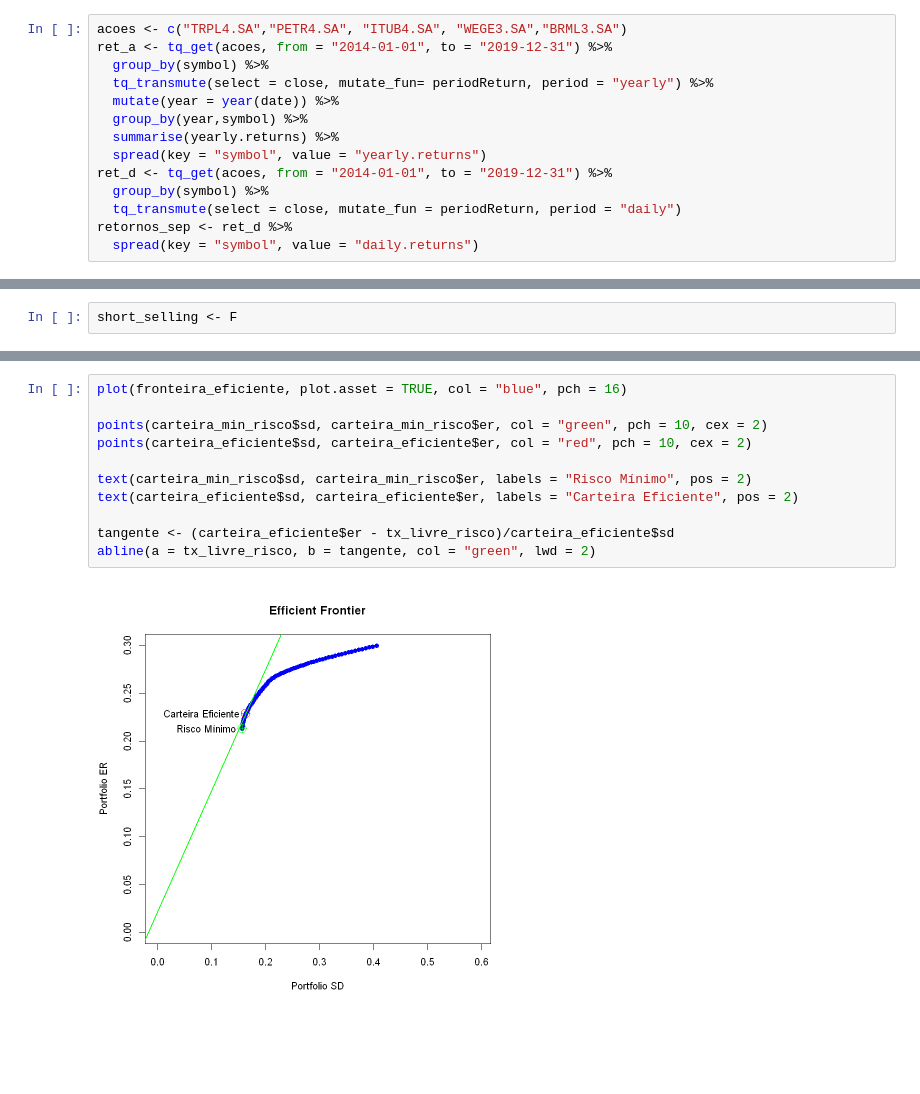
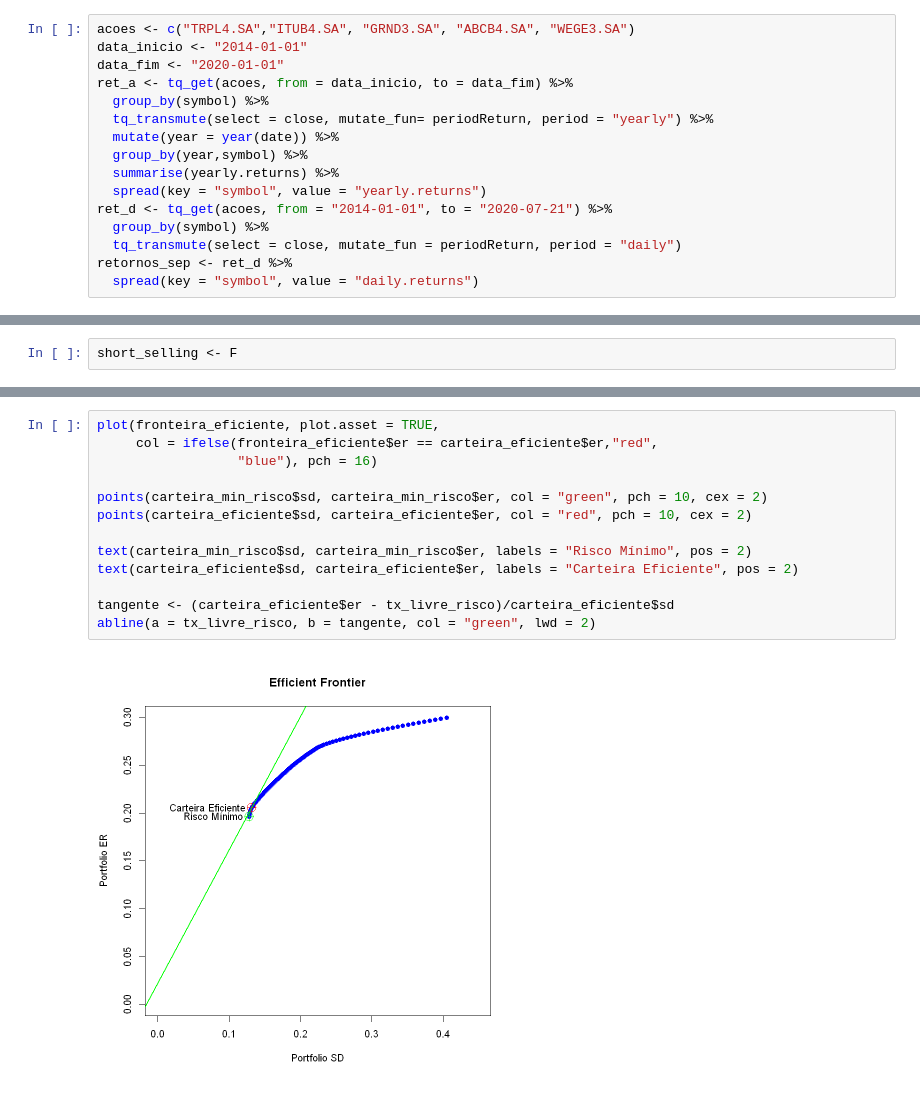
Before and after one commit to GabrielMarquezMatte/Meus-Arquivos, a Jupyter notebook: Ações e opções/Otimização de carteiras.ipynb, the cells around one changed output, grey strips where cells are left out. Saved outputs shown, nothing was run; the diff lists cells and outputs as text; blank space fills up the shorter version.

```diff
--- a/Ações e opções/Otimização de carteiras.ipynb
+++ b/Ações e opções/Otimização de carteiras.ipynb
@@ -85,15 +85,17 @@ jhsf_ret <- c(-0.4430,-0.4619,0.2160,0.3310,0.1086,2.9732)
 shul_ret <- c(-0.4548,-0.2066,0.1149,0.7156,0.4633,0.4941)
 cogn_ret <- c(0.6231,-0.3705,0.4365,0.4316,-0.5149,0.2791)
 # %%
-acoes <- c("TRPL4.SA","PETR4.SA", "ITUB4.SA", "WEGE3.SA","BRML3.SA")
-ret_a <- tq_get(acoes, from = "2014-01-01", to = "2019-12-31") %>%
+acoes <- c("TRPL4.SA","ITUB4.SA", "GRND3.SA", "ABCB4.SA", "WEGE3.SA")
+data_inicio <- "2014-01-01"
+data_fim <- "2020-01-01"
+ret_a <- tq_get(acoes, from = data_inicio, to = data_fim) %>%
   group_by(symbol) %>%
   tq_transmute(select = close, mutate_fun= periodReturn, period = "yearly") %>%
   mutate(year = year(date)) %>%
   group_by(year,symbol) %>%
   summarise(yearly.returns) %>%
   spread(key = "symbol", value = "yearly.returns")
-ret_d <- tq_get(acoes, from = "2014-01-01", to = "2019-12-31") %>%
+ret_d <- tq_get(acoes, from = "2014-01-01", to = "2020-07-21") %>%
   group_by(symbol) %>%
   tq_transmute(select = close, mutate_fun = periodReturn, period = "daily")
 retornos_sep <- ret_d %>%
@@ -214,18 +216,20 @@ $names
 $class
 [1] "Markowitz"
 # %%
-plot(fronteira_eficiente, plot.asset = TRUE, col = "blue", pch = 16)
+plot(fronteira_eficiente, plot.asset = TRUE,
+     col = ifelse(fronteira_eficiente$er == carteira_eficiente$er,"red",
+                  "blue"), pch = 16)
 
 points(carteira_min_risco$sd, carteira_min_risco$er, col = "green", pch = 10, cex = 2)
 points(carteira_eficiente$sd, carteira_eficiente$er, col = "red", pch = 10, cex = 2)
 
 text(carteira_min_risco$sd, carteira_min_risco$er, labels = "Risco Mínimo", pos = 2)
 text(carteira_eficiente$sd, carteira_eficiente$er, labels = "Carteira Eficiente", pos = 2)
 
 tangente <- (carteira_eficiente$er - tx_livre_risco)/carteira_eficiente$sd
 abline(a = tx_livre_risco, b = tangente, col = "green", lwd = 2)
 # %% [output]
-[figure, old version]
+[figure, new version]
 # %%
 plot(1:npor, (fronteira_eficiente$er - tx_livre_risco)/fronteira_eficiente$sd,
      col = "blue", ylab = "Índice Sharpe", xlab = "Nº Portifólio", type = 'l',
```
Also changed, not shown: parts of 9 cells of this notebook, 5 other files.
